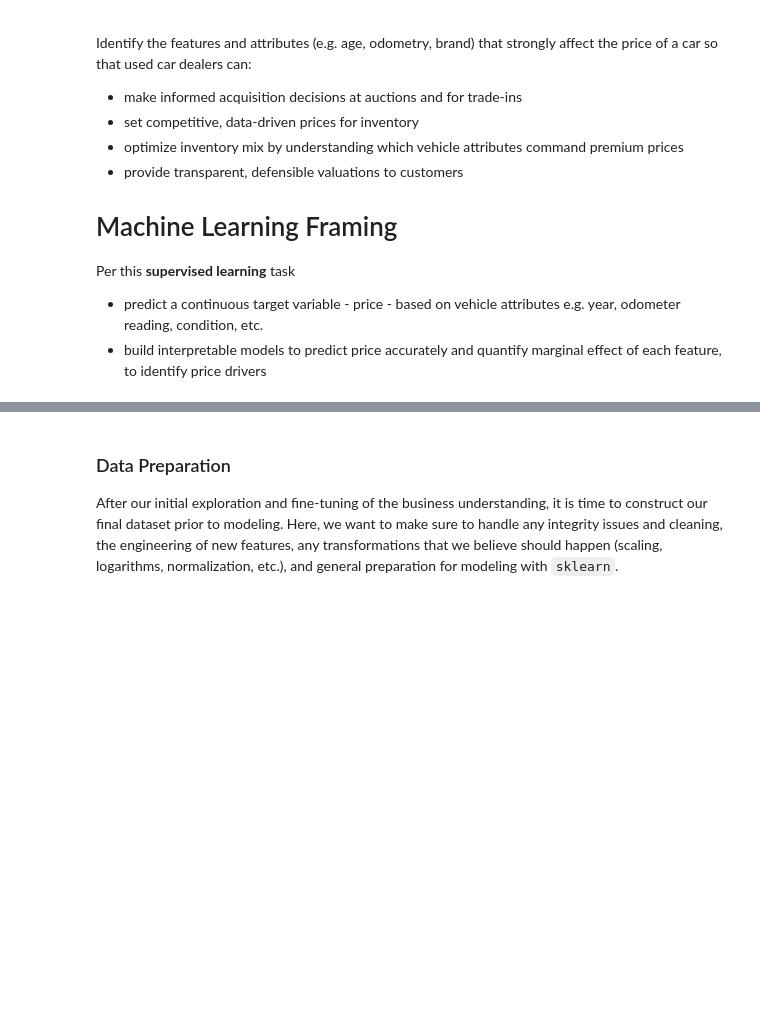
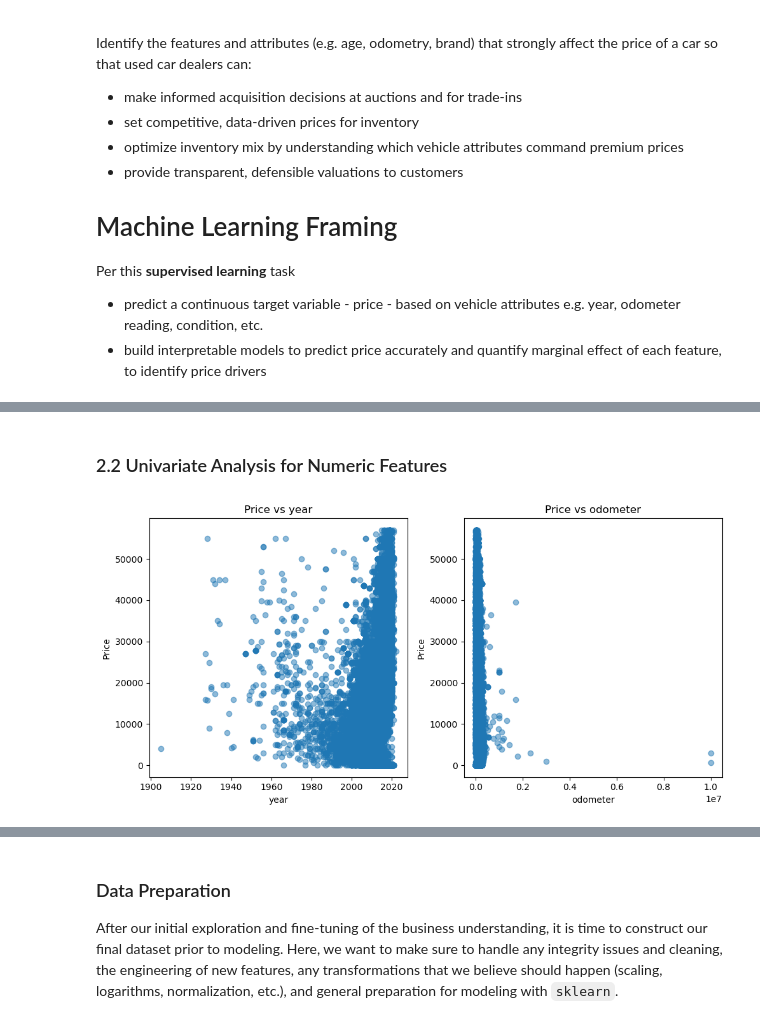
Before and after one commit to peanutenthusiast/urban-spock, a Jupyter notebook: prompt_II.ipynb, the cells around one changed output, grey strips where cells are left out. Saved outputs shown, nothing was run; the diff lists cells and outputs as text; code cells hidden in the pictures; blank space fills up the shorter version.

```diff
--- a/prompt_II.ipynb
+++ b/prompt_II.ipynb
@@ -92,0 +192,35 @@ from sklearn.metrics import mean_squared_error, mean_absolute_error
+# %% [markdown]
+### 2.2 Univariate Analysis for Numeric Features
+# %%
+# Select numeric columns
+numeric_cols = vehicles_clean.select_dtypes(include=[np.number]).columns.tolist()
+
+# Remove 'id' and 'price' from numeric columns (we don't want to plot price vs. itself or id)
+numeric_cols = [col for col in numeric_cols if col not in ['id', 'price']]
+
+# Create scatter plots
+num_plots = len(numeric_cols)
+rows = (num_plots // 3) + 1  # Arrange plots in rows of 3
+plt.figure(figsize=(15, rows * 5))  # Adjust overall figure size
+
+
+for i, col in enumerate(numeric_cols):
+    # Q1 = vehicles[col].quantile(0.25)
+    # Q3 = vehicles[col].quantile(0.75)
+    # IQR = Q3 - Q1
+
+    # ## Define limits
+    # lower_bound = Q1 - 1.5 * IQR
+    # upper_bound = Q3 + 1.5 * IQR
+
+    # vehicles_clean = vehicles_clean[(vehicles_clean[col] >= lower_bound) & (vehicles_clean[col] <= upper_bound)].dropna()
+    plt.subplot(rows, 3, i + 1)  # Create a subplot for each column
+    plt.scatter(vehicles_clean[col], vehicles_clean['price'], alpha=0.5)
+    plt.title(f"Price vs {col}")
+    plt.xlabel(col)
+    plt.ylabel('Price')
+
+plt.tight_layout()
+plt.show()
+# %% [output]
+[figure, added]
```
Also changed, not shown: parts of 18 cells of this notebook.
